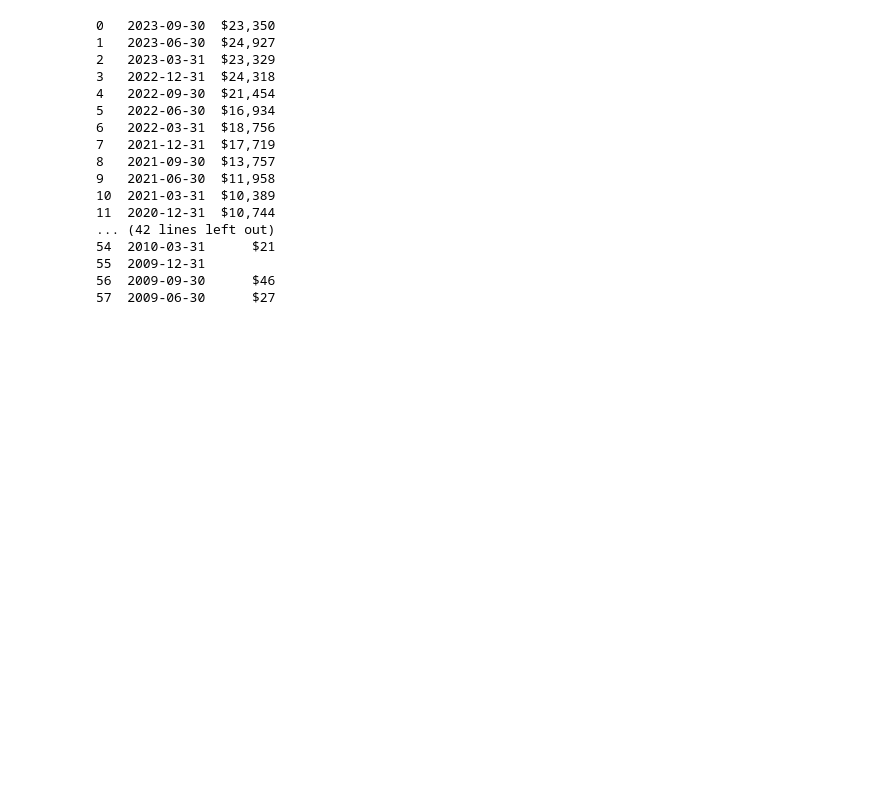
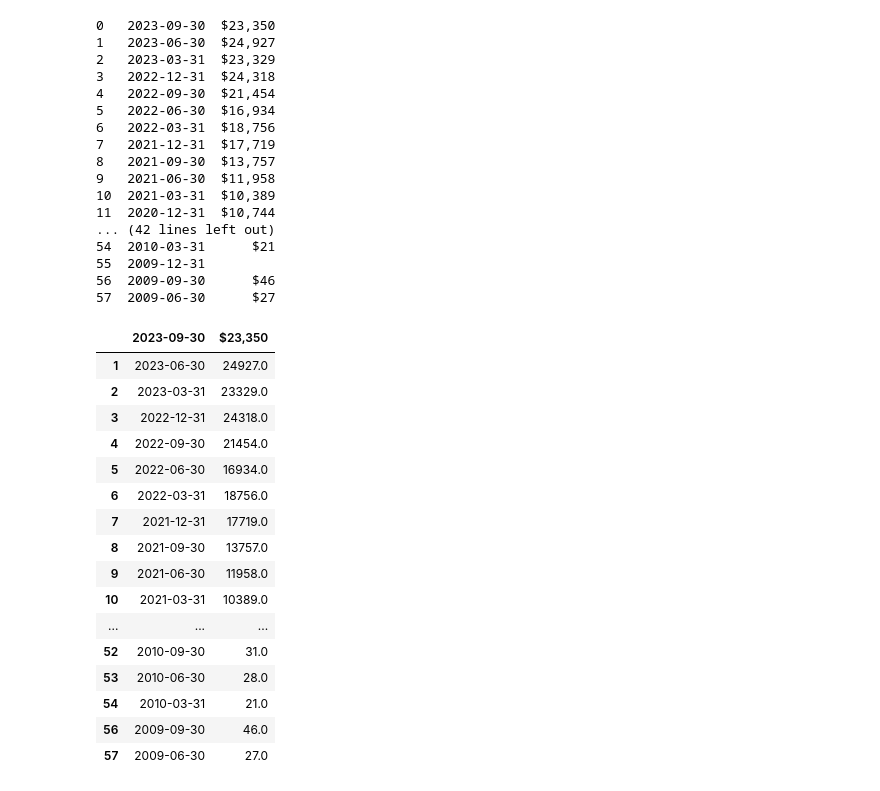
Before and after one commit to 4GeeksAcademy/EugeneJosephCruz-web-scraping-project-tutorial, a Jupyter notebook: src/Project.ipynb, the cells around one changed output. Cells and saved outputs as stored; diff of their text form; code cells hidden in the pictures; blank space fills up the shorter version.

```diff
--- a/src/Project.ipynb
+++ b/src/Project.ipynb
@@ -79,3 +79,26 @@ print(df)
 55  2009-12-31
 56  2009-09-30      $46
 57  2009-06-30      $27
+# %%
+df[df.columns[1]] = df[df.columns[1]].replace('[\$,]', '', regex=True)
+df[df.columns[1]] = pd.to_numeric(df[df.columns[1]], errors='coerce')
+df.dropna(subset=[df.columns[1]], inplace=True)
+df
+# %% [output]
+|  | 2023-09-30 | $23,350 |
+| 1 | 2023-06-30 | 24927.0 |
+| 2 | 2023-03-31 | 23329.0 |
+| 3 | 2022-12-31 | 24318.0 |
+| 4 | 2022-09-30 | 21454.0 |
+| 5 | 2022-06-30 | 16934.0 |
+| 6 | 2022-03-31 | 18756.0 |
+| 7 | 2021-12-31 | 17719.0 |
+| 8 | 2021-09-30 | 13757.0 |
+| 9 | 2021-06-30 | 11958.0 |
+| 10 | 2021-03-31 | 10389.0 |
+| ... | ... | ... |
+| 52 | 2010-09-30 | 31.0 |
+| 53 | 2010-06-30 | 28.0 |
+| 54 | 2010-03-31 | 21.0 |
+| 56 | 2009-09-30 | 46.0 |
+| 57 | 2009-06-30 | 27.0 |
```
Also changed, not shown: parts of 1 cell of this notebook, 1 other file.
